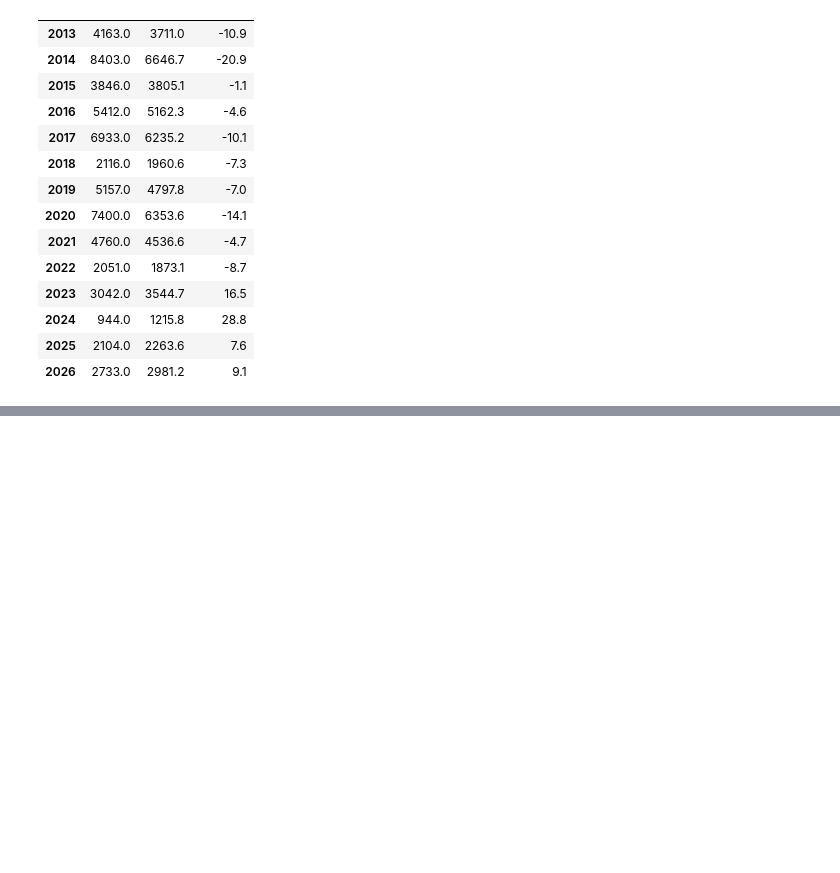
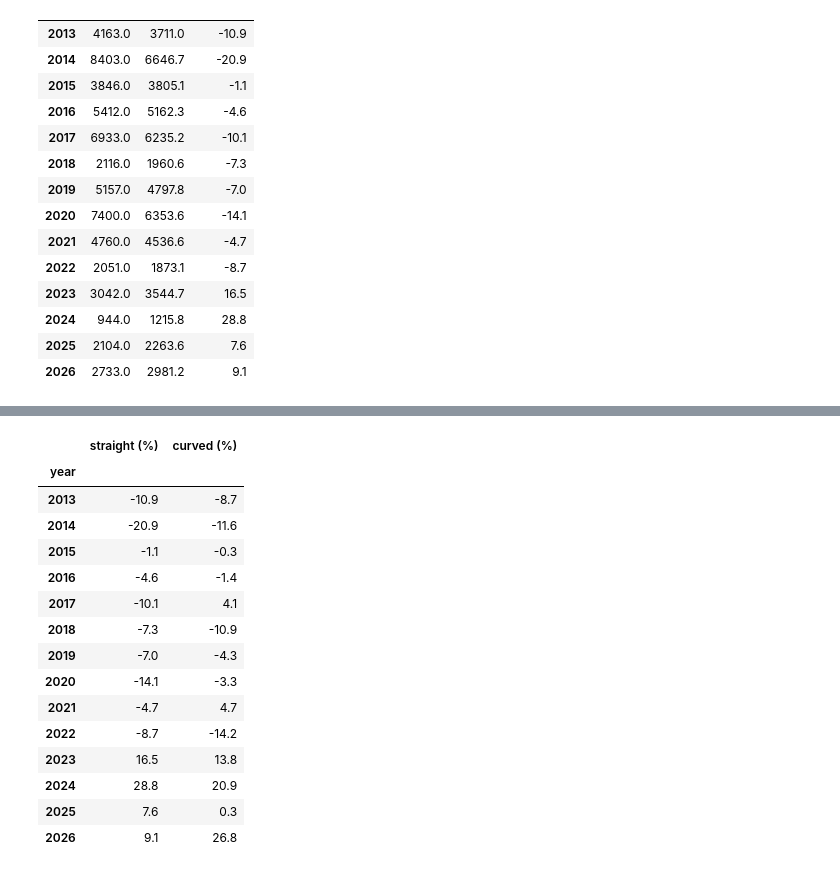
Before and after one commit to BEramZZZ/space-apps-fire, a Jupyter notebook: notebooks/training.ipynb, the cells around one changed output, grey strips where cells are left out. Drawn from its saved outputs; the diff is of its cells as text; code cells hidden in the pictures; blank space fills up the shorter version.

Commit message:
Try new baseline

```diff
--- a/notebooks/training.ipynb
+++ b/notebooks/training.ipynb
@@ -221,3 +221,71 @@ display(yr.round(1))
 | 2024 | 944.0 | 1215.8 | 28.8 |
 | 2025 | 2104.0 | 2263.6 | 7.6 |
 | 2026 | 2733.0 | 2981.2 | 9.1 |
+# %%
+# ---- the curved version of the baseline ----
+def fit_quad_smear(t):
+    x, y = np.log(t.modis + 1), np.log(t.viirs + 1)
+    c, b, a = np.polyfit(x, y, 2)                       # polyfit returns the highest power first
+    smear = np.mean(np.exp(y - (a + b * x + c * x**2)))
+    return a, b, c, smear
+
+def pred_quad_smear(p, m):
+    a, b, c, smear = p
+    x = np.log(m + 1)
+    return smear * np.exp(a + b * x + c * x**2) - 1
+
+train_tot = tot[tot.index // 12 >= TRAIN_FROM]          # 2016+ monthly totals
+test_tot  = tot[tot.index // 12 <= 2015]                # 2013-2015 monthly totals (hidden from the fit)
+pq = fit_quad_smear(train_tot)
+print(f"c = {pq[2]:+.4f}   (near 0 means the curve stays straight)")
+
+# ---- check 1: does the test range sit inside the training range? ----
+lo, hi = np.log(train_tot.modis + 1).agg(["min", "max"])
+tl = np.log(test_tot.modis + 1)
+print(f"train log-MODIS range: {lo:.2f} to {hi:.2f} | test: {tl.min():.2f} to {tl.max():.2f} "
+      f"| test months outside train range: {int(((tl < lo) | (tl > hi)).sum())} of {len(tl)}")
+
+# ---- split each predicted monthly total across squares by MODIS share (same as before) ----
+d = cube.loc[te]
+share = d["modis"] / d["t"].map(test_tot.modis)
+cube["base_q"] = np.nan
+cube.loc[te, "base_q"] = (share * d["t"].map(pred_quad_smear(pq, test_tot.modis))).fillna(0)
+
+# ---- check 2: bias by activity level, straight vs curved ----
+d  = cube[te]
+mt = d.groupby("t").agg(modis=("modis", "sum"), viirs=("viirs", "sum"),
+                        base=("base_bt", "sum"), curved=("base_q", "sum"))
+mt = mt[mt.viirs > 0].copy()
+mt["year"]  = mt.index // 12
+mt["level"] = pd.qcut(mt.modis, 3, labels=["quiet", "medium", "busy"])
+
+def bias(g, col):
+    return 100 * (g[col].sum() / g.viirs.sum() - 1)
+
+lv = pd.DataFrame({"straight": mt.groupby("level", observed=True).apply(lambda g: bias(g, "base")),
+                   "curved":   mt.groupby("level", observed=True).apply(lambda g: bias(g, "curved"))})
+display(lv.round(1))
+
+display(mt.groupby(["year", "level"], observed=True).apply(lambda g: bias(g, "curved")).unstack().round(1))
+
+# ---- check 3: overall scores, straight vs curved ----
+def overall(col_sq, col_mt):
+    rel = (mt.viirs - mt[col_mt]).abs() / mt.viirs
+    return {"total bias (%)": 100 * (mt[col_mt].sum() / mt.viirs.sum() - 1),
+            "median monthly error (%)": 100 * rel.median(),
+            "square MAE": (d.viirs - d[col_sq]).abs().mean()}
+display(pd.DataFrame({"straight": overall("base_bt", "base"),
+                      "curved":   overall("base_q", "curved")}).round(2))
+
+# ---- check 4: yearly bias over all years, straight vs curved (does the drift change?) ----
+p_line = fit_loglog_smear(train_tot)
+am = tot[tot.viirs > 0].copy()
+am["year"] = am.index // 12
+am["straight"] = pred_loglog_smear(p_line, am.modis)
+am["curved"]   = pred_quad_smear(pq, am.modis)
+yy = am.groupby("year")[["viirs", "straight", "curved"]].sum()
+out = pd.DataFrame({"straight (%)": 100 * (yy.straight / yy.viirs - 1),
+                    "curved (%)":   100 * (yy.curved / yy.viirs - 1)})
+display(out.round(1))
+print("std of yearly bias:  straight", round(out["straight (%)"].std(), 1), "| curved", round(out["curved (%)"].std(), 1))
+# %% [output]
@@ -223,0 +308,16 @@ display(yr.round(1))
+|  | straight (%) | curved (%) |
+| year |  |  |
+| 2013 | -10.9 | -8.7 |
+| 2014 | -20.9 | -11.6 |
+| 2015 | -1.1 | -0.3 |
+| 2016 | -4.6 | -1.4 |
+| 2017 | -10.1 | 4.1 |
+| 2018 | -7.3 | -10.9 |
+| 2019 | -7.0 | -4.3 |
+| 2020 | -14.1 | -3.3 |
+| 2021 | -4.7 | 4.7 |
+| 2022 | -8.7 | -14.2 |
+| 2023 | 16.5 | 13.8 |
+| 2024 | 28.8 | 20.9 |
+| 2025 | 7.6 | 0.3 |
+| 2026 | 9.1 | 26.8 |
```
Also changed, not shown: parts of 1 cell of this notebook.
